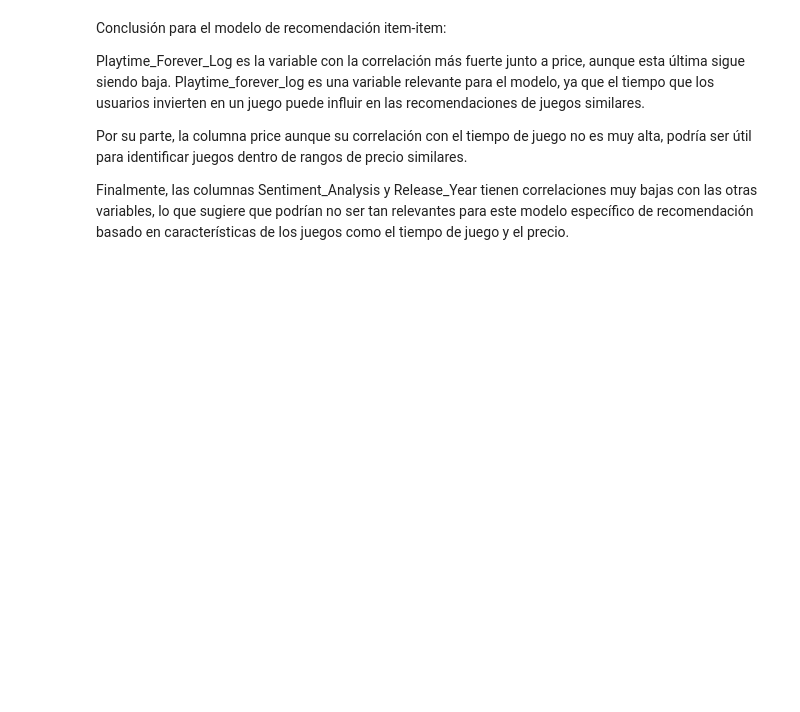
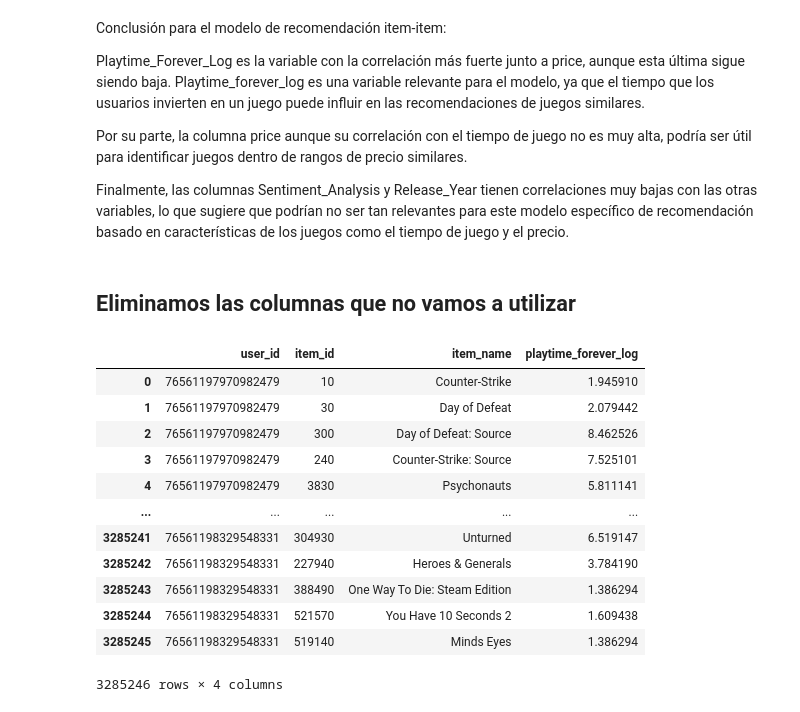
Before and after one commit to NICOLAS-ANTONIO/PI_ML, a Jupyter notebook: Notebooks/EDA.ipynb, the cells around one changed output. Cells and saved outputs as stored; diff of their text form; code cells hidden in the pictures; blank space fills up the shorter version.

```diff
--- a/Notebooks/EDA.ipynb
+++ b/Notebooks/EDA.ipynb
@@ -635,3 +635,24 @@ Playtime_Forever_Log es la variable con la correlación más fuerte junto a pric
 Por su parte, la columna price aunque su correlación con el tiempo de juego no es muy alta, podría ser útil para identificar juegos dentro de rangos de precio similares.
 
 Finalmente, las columnas Sentiment_Analysis y Release_Year tienen correlaciones muy bajas con las otras variables, lo que sugiere que podrían no ser tan relevantes para este modelo específico de recomendación basado en características de los juegos como el tiempo de juego y el precio.
+# %% [markdown]
+## Eliminamos las columnas que no vamos a utilizar
+# %%
+# Eliminar las columnas no deseadas
+df_ui.drop(["playtime_forever", "items_count", "steam_id"], axis=1, inplace=True)
+# %%
+df_ui
+# %% [output]
+|  | user_id | item_id | item_name | playtime_forever_log |
+| 0 | 76561197970982479 | 10 | Counter-Strike | 1.945910 |
+| 1 | 76561197970982479 | 30 | Day of Defeat | 2.079442 |
+| 2 | 76561197970982479 | 300 | Day of Defeat: Source | 8.462526 |
+| 3 | 76561197970982479 | 240 | Counter-Strike: Source | 7.525101 |
+| 4 | 76561197970982479 | 3830 | Psychonauts | 5.811141 |
+| ... | ... | ... | ... | ... |
+| 3285241 | 76561198329548331 | 304930 | Unturned | 6.519147 |
+| 3285242 | 76561198329548331 | 227940 | Heroes & Generals | 3.784190 |
+| 3285243 | 76561198329548331 | 388490 | One Way To Die: Steam Edition | 1.386294 |
+| 3285244 | 76561198329548331 | 521570 | You Have 10 Seconds 2 | 1.609438 |
+| 3285245 | 76561198329548331 | 519140 | Minds Eyes | 1.386294 |
+3285246 rows × 4 columns
```
Also changed, not shown: parts of 5 cells of this notebook, 4 other files.
